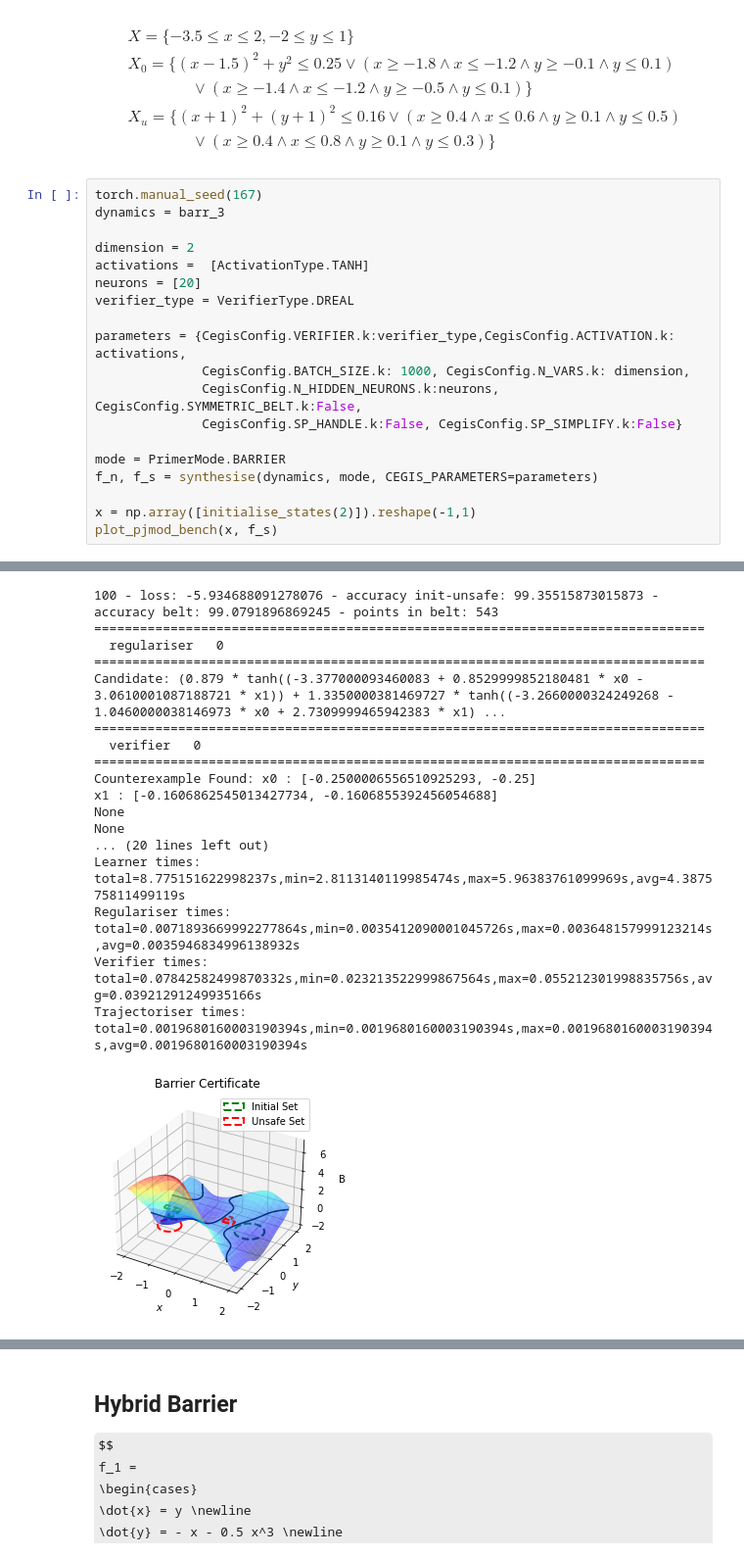
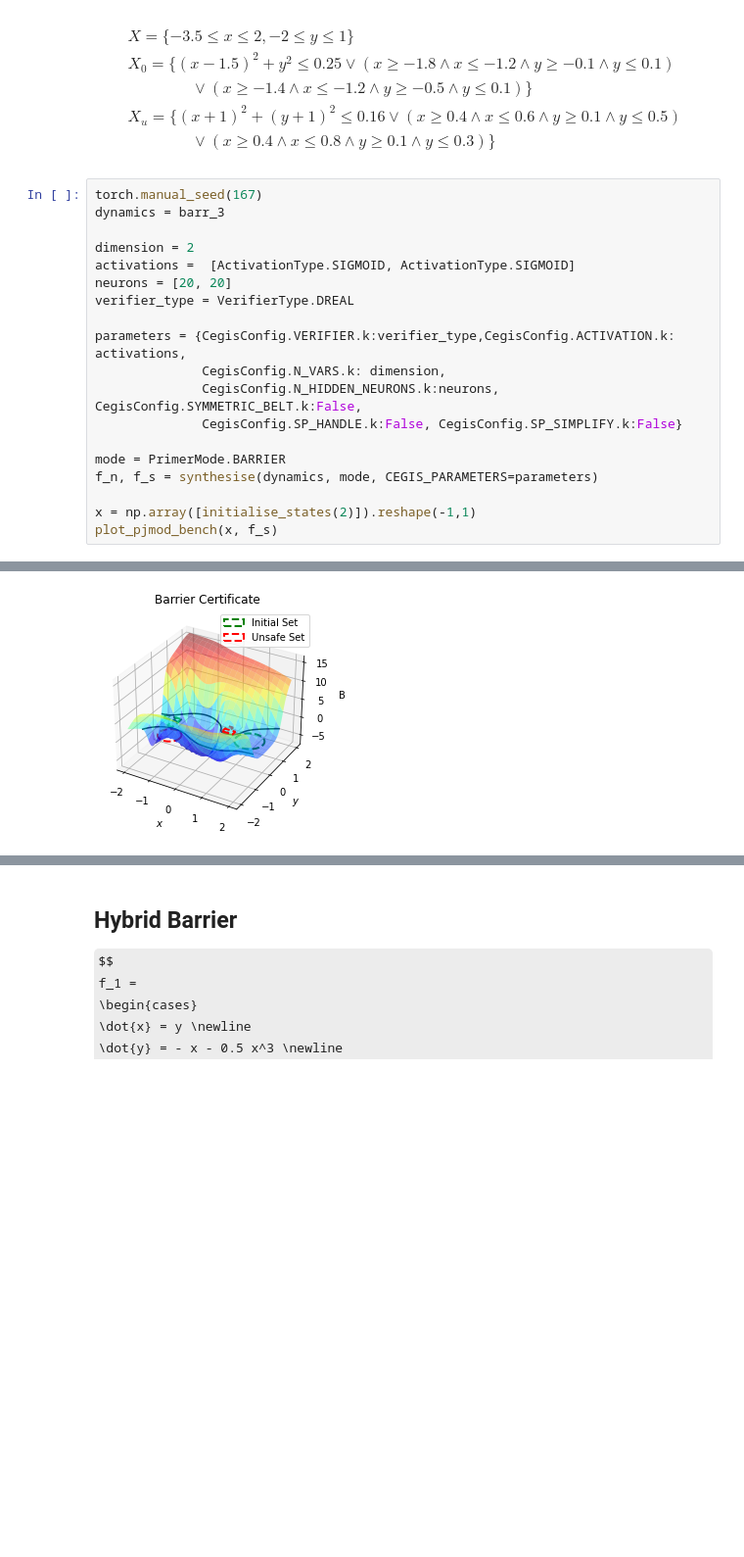
Before and after one commit to oxford-oxcav/fossil, a Jupyter notebook: experiments/FOSSIL-benchmarks.ipynb, the cells around one changed output, grey strips where cells are left out. Shown: that part at 98% size. Drawn from its saved outputs; the diff is of its cells as text; some formulas as TeX source; blank space fills up the shorter version.

Commit message:
Fix for Barrier conditions, tanh and sigmoid derivatives and benchmarks (#59)

```diff
--- a/experiments/FOSSIL-benchmarks.ipynb
+++ b/experiments/FOSSIL-benchmarks.ipynb
@@ -600,12 +601,12 @@ torch.manual_seed(167)
 dynamics = barr_3
 
 dimension = 2
-activations =  [ActivationType.TANH]
-neurons = [20]
+activations =  [ActivationType.SIGMOID, ActivationType.SIGMOID]
+neurons = [20, 20]
 verifier_type = VerifierType.DREAL
 
 parameters = {CegisConfig.VERIFIER.k:verifier_type,CegisConfig.ACTIVATION.k: activations,
-              CegisConfig.BATCH_SIZE.k: 1000, CegisConfig.N_VARS.k: dimension,
+              CegisConfig.N_VARS.k: dimension,
               CegisConfig.N_HIDDEN_NEURONS.k:neurons, CegisConfig.SYMMETRIC_BELT.k:False,
               CegisConfig.SP_HANDLE.k:False, CegisConfig.SP_SIMPLIFY.k:False}
 
@@ -622,18 +636 @@ plot_pjmod_bench(x, f_s)
-100 - loss: -5.934688091278076 - accuracy init-unsafe: 99.35515873015873 - accuracy belt: 99.0791896869245 - points in belt: 543
-================================================================================
-  regulariser   0
-================================================================================
-Candidate: (0.879 * tanh((-3.377000093460083 + 0.8529999852180481 * x0 - 3.0610001087188721 * x1)) + 1.3350000381469727 * tanh((-3.2660000324249268 - 1.0460000038146973 * x0 + 2.7309999465942383 * x1) ...
-================================================================================
-  verifier   0
-================================================================================
-Counterexample Found: x0 : [-0.2500006556510925293, -0.25]
-x1 : [-0.1606862545013427734, -0.1606855392456054688]
-None
-None
-... (20 lines left out)
-Learner times: total=8.775151622998237s,min=2.8113140119985474s,max=5.96383761099969s,avg=4.387575811499119s
-Regulariser times: total=0.0071893669992277864s,min=0.0035412090001045726s,max=0.003648157999123214s,avg=0.0035946834996138932s
-Verifier times: total=0.07842582499870332s,min=0.023213522999867564s,max=0.055212301998835756s,avg=0.03921291249935166s
-Trajectoriser times: total=0.0019680160003190394s,min=0.0019680160003190394s,max=0.0019680160003190394s,avg=0.0019680160003190394s
-[figure, old version]
+[figure, new version]
```
Also changed, not shown: parts of 8 cells of this notebook, 5 other files.
